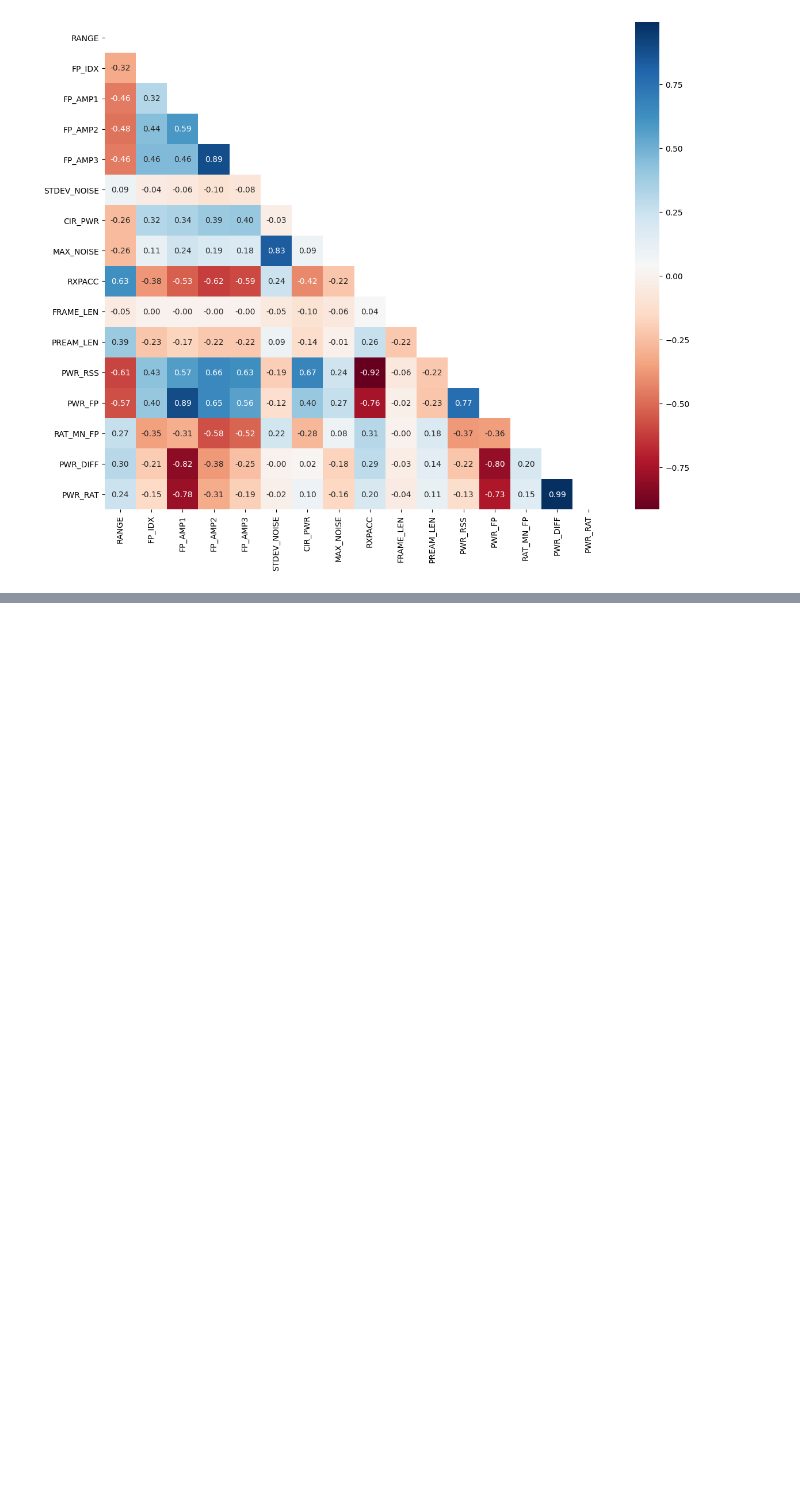
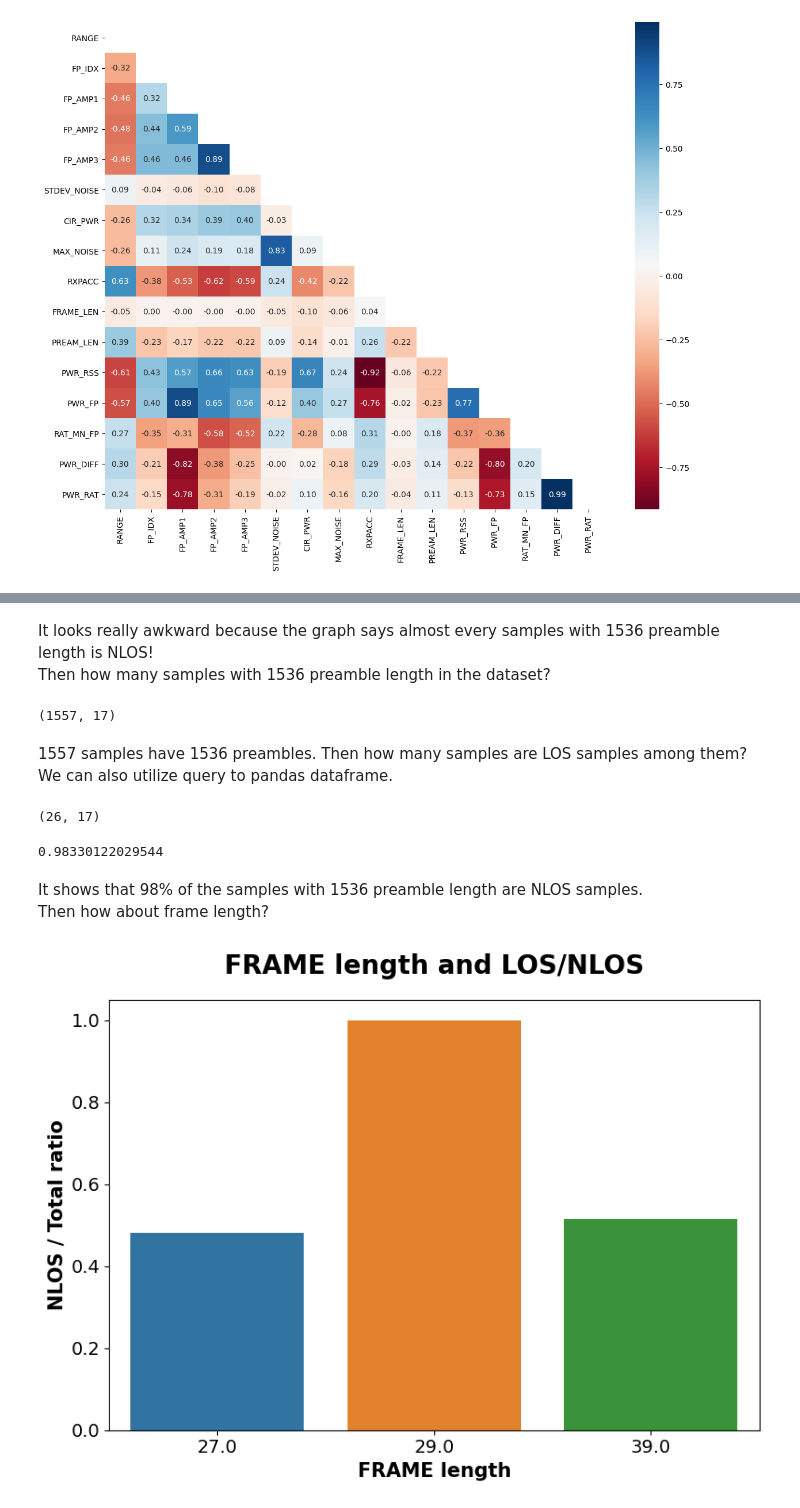
Before and after one commit to junyongeom/binary_classification_tutorial, a Jupyter notebook: classfication_tutorial.ipynb, the cells around one changed output, grey strips where cells are left out. Drawn from its saved outputs; the diff is of its cells as text; code cells hidden in the pictures; blank space fills up the shorter version.

```diff
--- a/classfication_tutorial.ipynb
+++ b/classfication_tutorial.ipynb
@@ -333,0 +428,37 @@ sns.heatmap(my_dataset.drop('NLOS', axis=1).corr(),
+# %% [markdown]
+It looks really awkward because the graph says almost every samples with 1536 preamble length is NLOS!
+Then how many samples with 1536 preamble length in the dataset?
+# %%
+my_dataset[my_dataset['PREAM_LEN']==1536].shape
+# %% [output]
+(1557, 17)
+# %% [markdown]
+1557 samples have 1536 preambles. Then how many samples are LOS samples among them?
+We can also utilize query to pandas dataframe.
+# %%
+my_dataset.query("PREAM_LEN==1536 & NLOS==0").shape
+# %% [output]
+(26, 17)
+# %%
+1 - (26/1557)
+# %% [output]
+0.98330122029544
+# %% [markdown]
+It shows that 98% of the samples with 1536 preamble length are NLOS samples.
+Then how about frame length?
+# %%
+plt.subplots(figsize = (9,6))
+sns.barplot(x = "FRAME_LEN",
+            y = "NLOS",
+            data=my_dataset,
+            linewidth=6,
+            ci=None,
+           )
+
+plt.title("FRAME length and LOS/NLOS", fontsize = 20, pad=20)
+plt.xlabel("FRAME length", fontsize = 15)
+plt.ylabel("NLOS / Total ratio", fontsize = 15)
+plt.xticks(fontsize=14)
+plt.yticks(fontsize=14);
+# %% [output]
+[figure, added]
```
Also changed, not shown: parts of 18 cells of this notebook.
